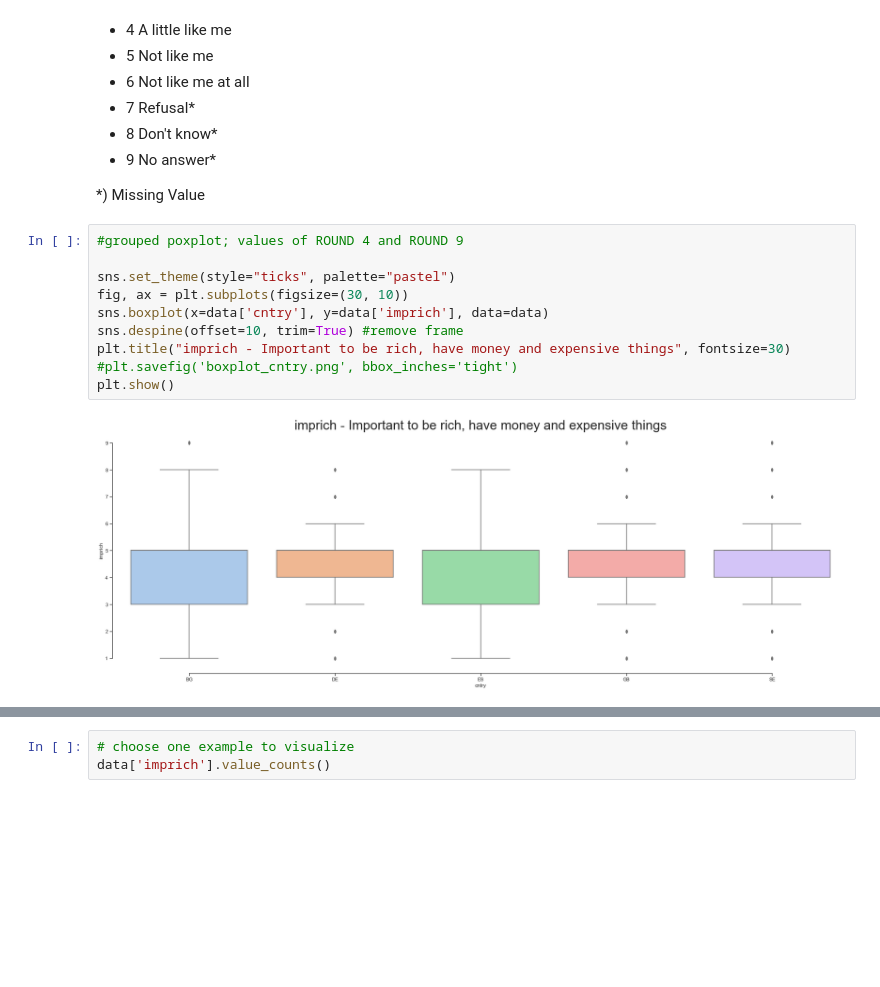
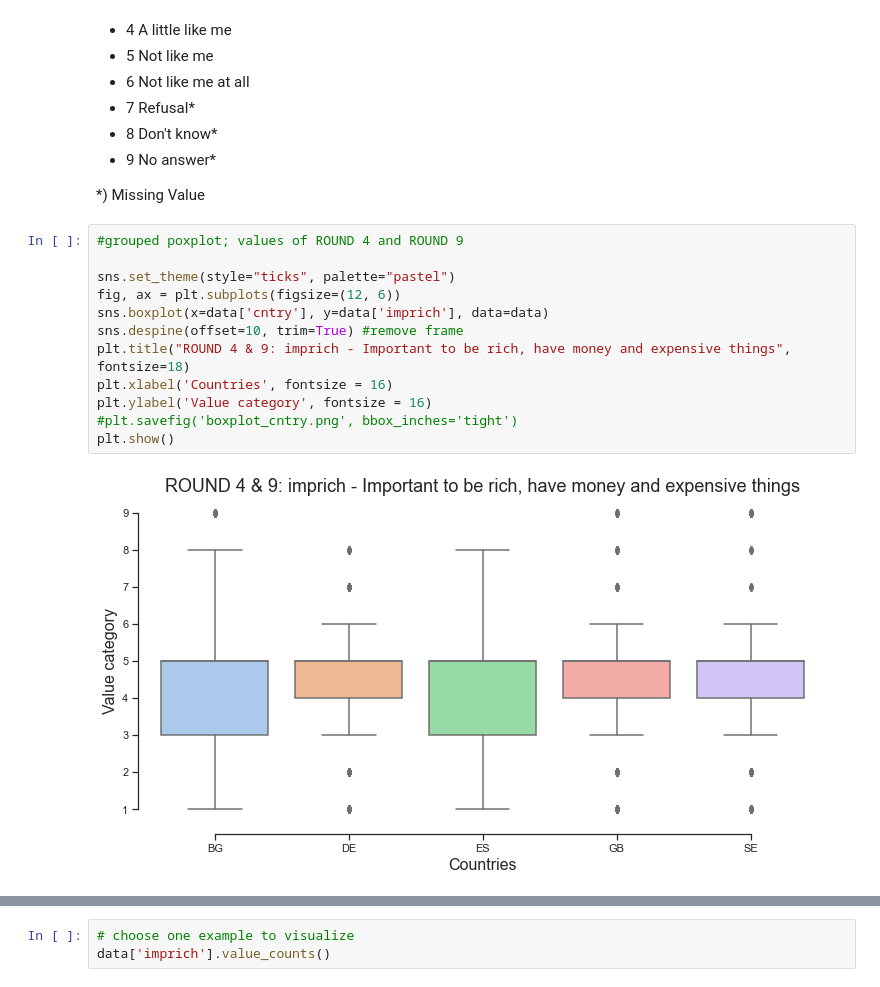
Before and after one commit to faufreiter/DDRM4DH_2023S, a Jupyter notebook: dataset_DDR4DH.ipynb, the cells around one changed output, grey strips where cells are left out. Drawn from its saved outputs; the diff is of its cells as text; blank space fills up the shorter version.

Commit message:
updating plots

```diff
--- a/dataset_DDR4DH.ipynb
+++ b/dataset_DDR4DH.ipynb
@@ -134,15 +134,17 @@ df_round9
 # %%
 #grouped poxplot; values of ROUND 4 and ROUND 9
 
 sns.set_theme(style="ticks", palette="pastel")
-fig, ax = plt.subplots(figsize=(30, 10))
+fig, ax = plt.subplots(figsize=(12, 6))
 sns.boxplot(x=data['cntry'], y=data['imprich'], data=data)
 sns.despine(offset=10, trim=True) #remove frame
-plt.title("imprich - Important to be rich, have money and expensive things", fontsize=30)
+plt.title("ROUND 4 & 9: imprich - Important to be rich, have money and expensive things", fontsize=18)
+plt.xlabel('Countries', fontsize = 16)
+plt.ylabel('Value category', fontsize = 16)
 #plt.savefig('boxplot_cntry.png', bbox_inches='tight')
 plt.show()
 # %% [output]
-[figure, old version]
+[figure, new version]
 # %%
 #grouped poxplot; values of ROUND 4
 
```
Also changed, not shown: parts of 7 cells of this notebook.
